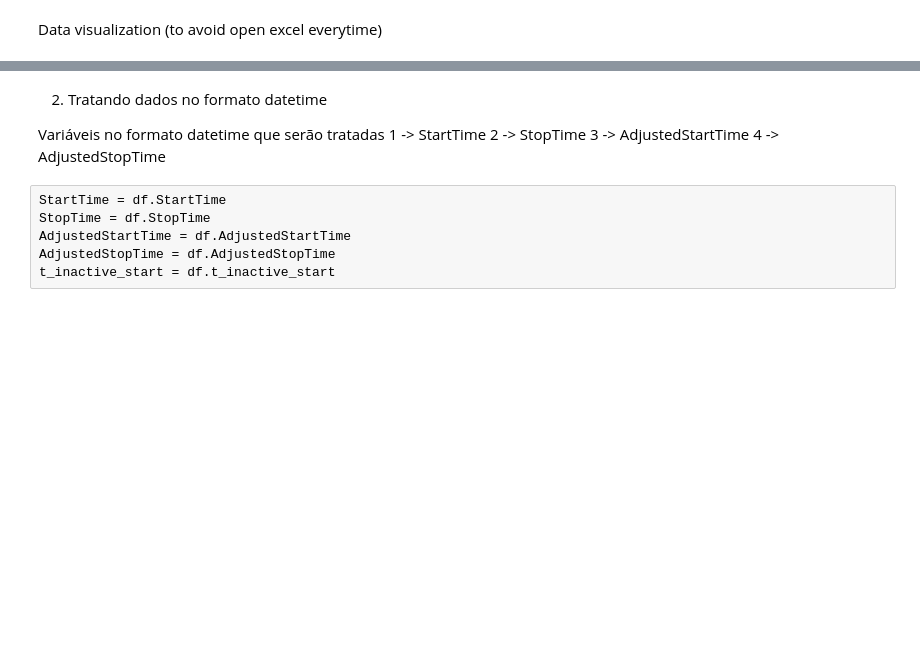
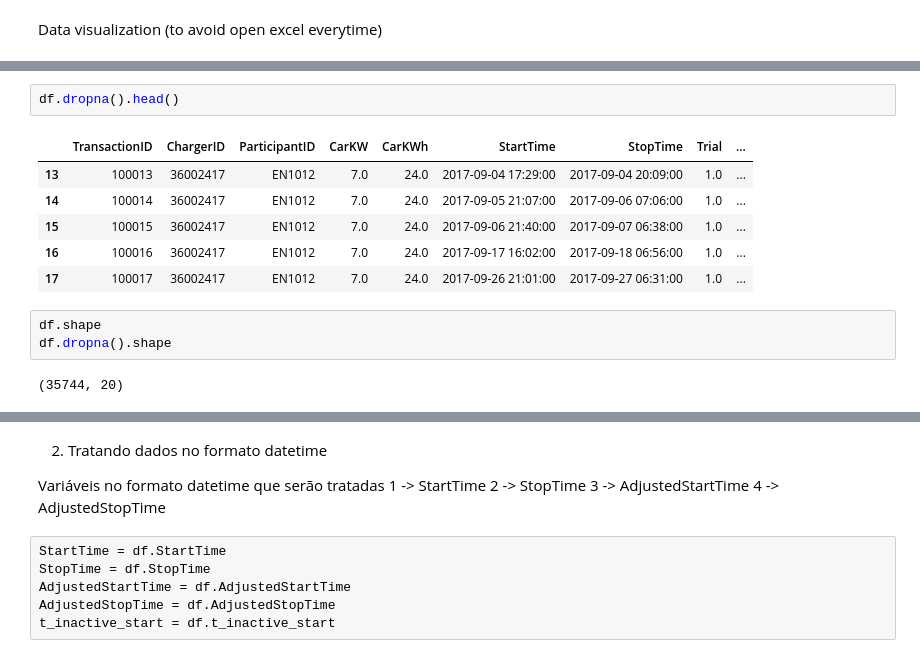
Before and after one commit to devrveiga/task_timeseries, a Jupyter notebook: dataVE.ipynb, the cells around one changed output, grey strips where cells are left out. Drawn from its saved outputs; the diff is of its cells as text; blank space fills up the shorter version.

```diff
--- a/dataVE.ipynb
+++ b/dataVE.ipynb
@@ -79,0 +165,14 @@ Otherwise, equal to 1 – (Theoretical Minimum Charging Time/ Actual Charging Ti
+# %%
+df.dropna().head()
+# %% [output]
+|  | TransactionID | ChargerID | ParticipantID | CarKW | CarKWh | StartTime | StopTime | Trial | ... |
+| 13 | 100013 | 36002417 | EN1012 | 7.0 | 24.0 | 2017-09-04 17:29:00 | 2017-09-04 20:09:00 | 1.0 | ... |
+| 14 | 100014 | 36002417 | EN1012 | 7.0 | 24.0 | 2017-09-05 21:07:00 | 2017-09-06 07:06:00 | 1.0 | ... |
+| 15 | 100015 | 36002417 | EN1012 | 7.0 | 24.0 | 2017-09-06 21:40:00 | 2017-09-07 06:38:00 | 1.0 | ... |
+| 16 | 100016 | 36002417 | EN1012 | 7.0 | 24.0 | 2017-09-17 16:02:00 | 2017-09-18 06:56:00 | 1.0 | ... |
+| 17 | 100017 | 36002417 | EN1012 | 7.0 | 24.0 | 2017-09-26 21:01:00 | 2017-09-27 06:31:00 | 1.0 | ... |
+# %%
+df.shape
+df.dropna().shape
+# %% [output]
+(35744, 20)
```
Also changed, not shown: parts of 17 cells of this notebook, 1 other file.
